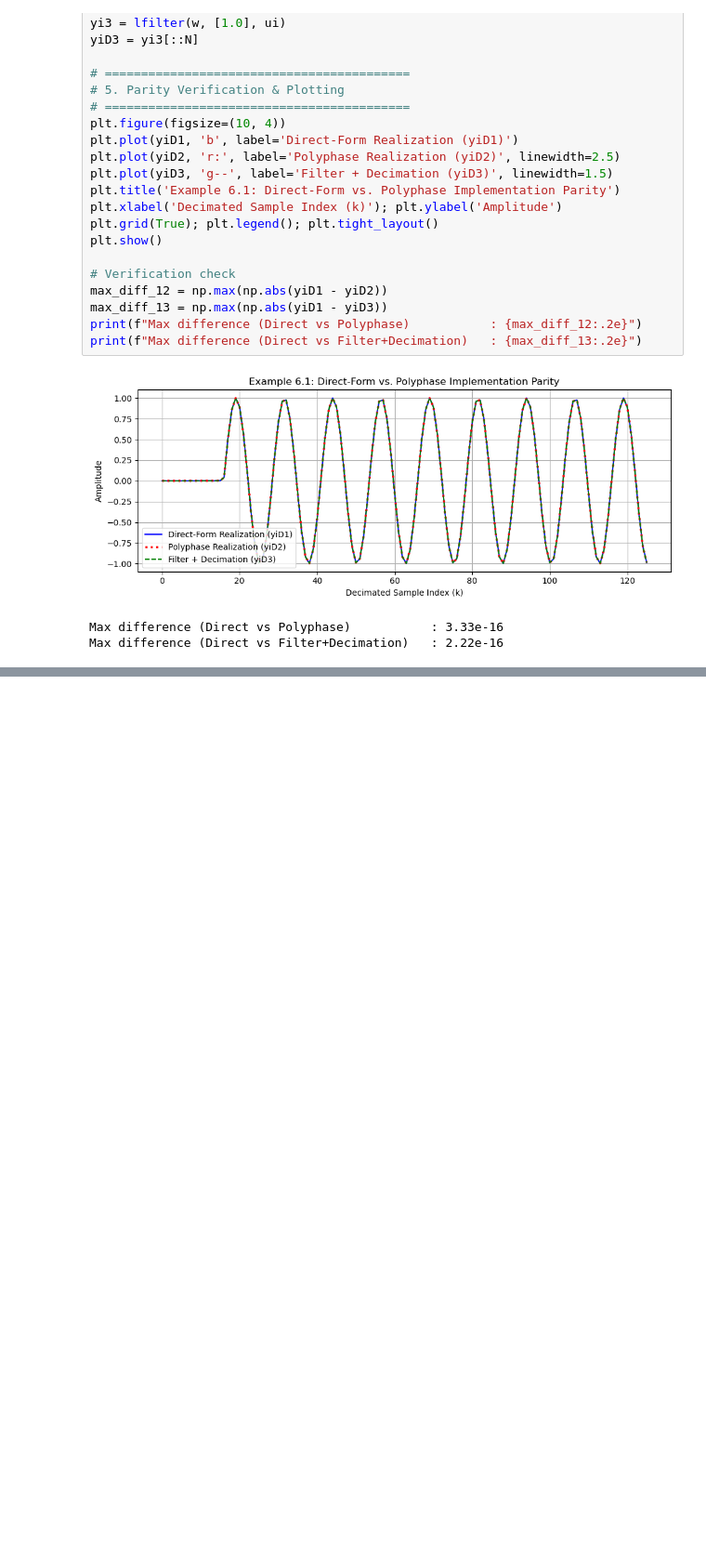
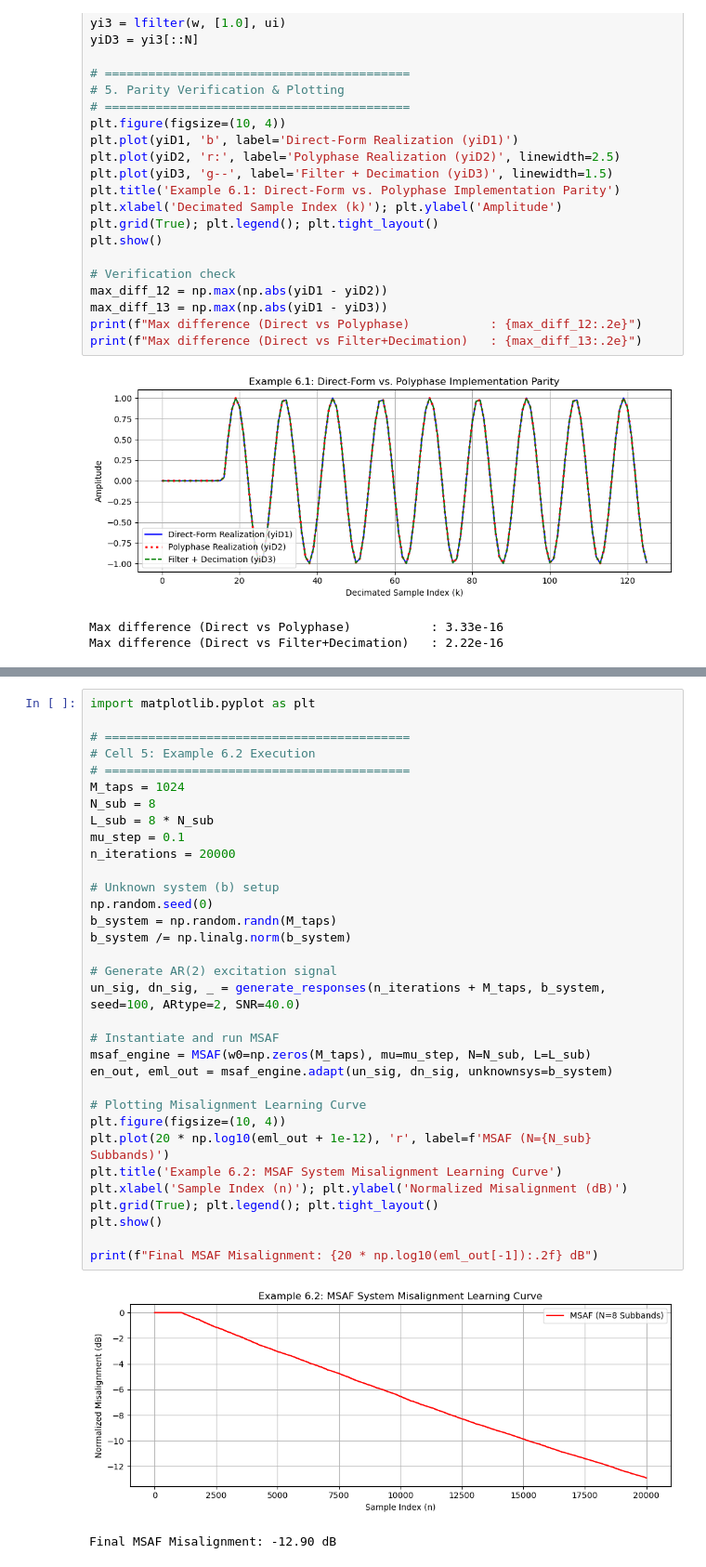
Before and after one commit to si-hui/Python_Code, a Jupyter notebook: Chapter6_APSA.ipynb, the cells around one changed output, grey strips where cells are left out. Shown at 93% size. Drawn from its saved outputs; the diff is of its cells as text; blank space fills up the shorter version.

Commit message:
Implemented and validated Chapter 6 Examples 6.2 & 6.3 (MSAF implementation parity and convergence acceleration benchmark)

```diff
--- a/Chapter6_APSA.ipynb
+++ b/Chapter6_APSA.ipynb
@@ -193,0 +307,36 @@ print(f"Equalized Spectral Dynamic Range (SDR) : {SDR_out:.4f} dB")
+# %%
+import matplotlib.pyplot as plt
+
+# ==========================================
+# Cell 5: Example 6.2 Execution
+# ==========================================
+M_taps = 1024
+N_sub = 8
+L_sub = 8 * N_sub
+mu_step = 0.1
+n_iterations = 20000
+
+# Unknown system (b) setup
+np.random.seed(0)
+b_system = np.random.randn(M_taps)
+b_system /= np.linalg.norm(b_system)
+
+# Generate AR(2) excitation signal
+un_sig, dn_sig, _ = generate_responses(n_iterations + M_taps, b_system, seed=100, ARtype=2, SNR=40.0)
+
+# Instantiate and run MSAF
+msaf_engine = MSAF(w0=np.zeros(M_taps), mu=mu_step, N=N_sub, L=L_sub)
+en_out, eml_out = msaf_engine.adapt(un_sig, dn_sig, unknownsys=b_system)
+
+# Plotting Misalignment Learning Curve
+plt.figure(figsize=(10, 4))
+plt.plot(20 * np.log10(eml_out + 1e-12), 'r', label=f'MSAF (N={N_sub} Subbands)')
+plt.title('Example 6.2: MSAF System Misalignment Learning Curve')
+plt.xlabel('Sample Index (n)'); plt.ylabel('Normalized Misalignment (dB)')
+plt.grid(True); plt.legend(); plt.tight_layout()
+plt.show()
+
+print(f"Final MSAF Misalignment: {20 * np.log10(eml_out[-1]):.2f} dB")
+# %% [output]
+[figure, added]
+Final MSAF Misalignment: -12.90 dB
```
Also changed, not shown: parts of 4 cells of this notebook.
